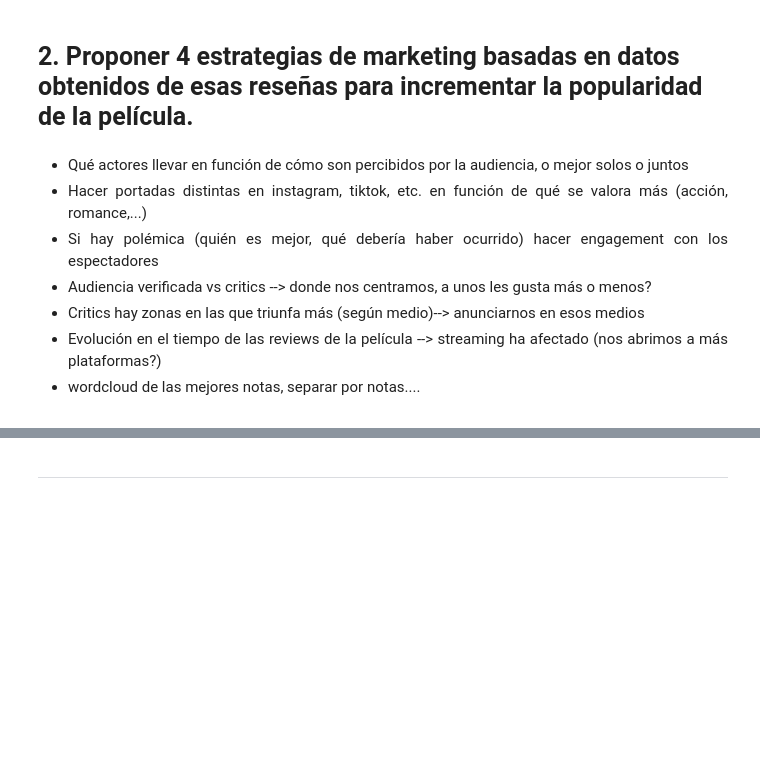
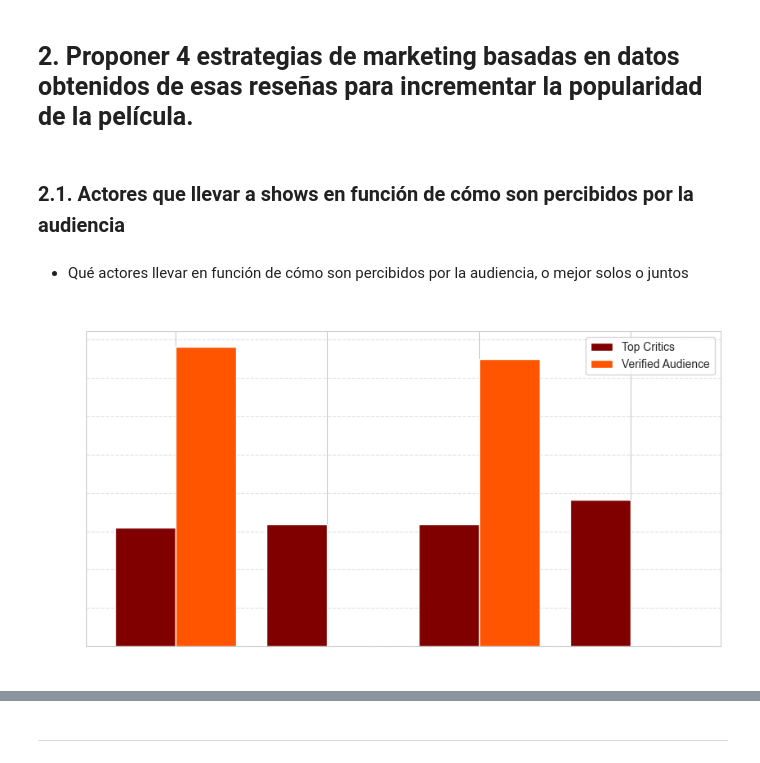
Before and after one commit to SergioCuencaNunez/asw-labs, a Jupyter notebook: lab3/lab3.ipynb, the cells around one changed output, grey strips where cells are left out. Cells and saved outputs as stored; diff of their text form; code cells hidden in the pictures; blank space fills up the shorter version.

Commit message:
visualizations for marketing strategies

```diff
--- a/lab3/lab3.ipynb
+++ b/lab3/lab3.ipynb
@@ -164,14 +194,68 @@ Successfully inserted 250 reviews into MongoDB
 ---
 # %% [markdown]
 ## <span style="font-family: Latin Modern Roman; font-size: 25px;"> 2. Proponer 4 estrategias de marketing basadas en datos obtenidos de esas reseñas para incrementar la popularidad de la película. </span>
-# %% [markdown]
-<div style="text-align: justify;">
-
-- Qué actores llevar en función de cómo son percibidos por la audiencia, o mejor solos o juntos
-- Hacer portadas distintas en instagram, tiktok, etc. en función de qué se valora más (acción, romance,...)
-- Si hay polémica (quién es mejor, qué debería haber ocurrido) hacer engagement con los espectadores
-- Audiencia verificada vs critics --> donde nos centramos, a unos les gusta más o menos?
-- Critics hay zonas en las que triunfa más (según medio)--> anunciarnos en esos medios
-- Evolución en el tiempo de las reviews de la película --> streaming ha afectado (nos abrimos a más plataformas?)
-- wordcloud de las mejores notas, separar por notas....
-</div>
+# %% [markdown]
+## <span style="font-family: Latin Modern Roman; font-size: 20px;"> 2.1. Actores que llevar a shows en función de cómo son percibidos por la audiencia </span>
+# %% [markdown]
+- Qué actores llevar en función de cómo son percibidos por la audiencia, o mejor solos o juntos
+# %%
+from vaderSentiment.vaderSentiment import SentimentIntensityAnalyzer
+import pandas as pd
+import matplotlib.pyplot as plt
+import seaborn as sns
+import re
+
+analyzer = SentimentIntensityAnalyzer()
+
+# List of Main Actors
+actors = ["Ralph Fiennes", "John Lithgow", "Stanley Tucci", "Isabella Rossellini"]
+
+# Analyze Sentiment using VADER
+def analyze_sentiment_vader(text):
+    return analyzer.polarity_scores(text)["compound"]
+
+# Extract Actor Mentions & Sentiment
+def extract_actor_sentiment(reviews, actor_list):
+    actor_sentiments = {actor: [] for actor in actor_list}
+
+    for review in reviews:
+        review_text = review["review"]
+        sentiment = analyze_sentiment_vader(review_text)
+        for actor in actor_list:
+            if re.search(rf"\b{re.escape(actor)}\b", review_text, re.IGNORECASE):
+                actor_sentiments[actor].append(sentiment)
+
+    return {actor: (sum(scores) / len(scores) if len(scores) > 0 else 0) for actor, scores in actor_sentiments.items()}
+
+actor_sentiments_critics = extract_actor_sentiment(top_critics_reviews, actors)
+actor_sentiments_audience = extract_actor_sentiment(verified_audience_reviews, actors)
+
+df_actor_sentiments = pd.DataFrame({
+    "Actor": actors,
+    "Critics Sentiment": [actor_sentiments_critics[actor] for actor in actors],
+    "Audience Sentiment": [actor_sentiments_audience[actor] for actor in actors]
+})
+
+x = range(len(actors))
+width = 0.4
+
+# Create figure with transparent background
+plt.figure(figsize=(10, 5), facecolor='none')
+sns.set_style("whitegrid")
+palette = sns.color_palette("gist_heat", 2)
+
+plt.bar([pos - width/2 for pos in x], df_actor_sentiments["Critics Sentiment"], width, label="Top Critics", color=palette[0])
+plt.bar([pos + width/2 for pos in x], df_actor_sentiments["Audience Sentiment"], width, label="Verified Audience", color=palette[1])
+plt.xticks(x, df_actor_sentiments["Actor"])
+plt.xticks(color="white")
+plt.yticks(color="white")
+plt.ylabel("Sentiment Score (-1 = Negative, 1 = Positive)", color="white")
+plt.title("Actor Sentiment Analysis: Critics vs Audience", fontsize=14, fontweight="bold", color="white")
+plt.legend()
+# plt.legend(facecolor="none", edgecolor="white")
+
+plt.gca().set_facecolor("none")
+plt.grid(axis="y", linestyle="--", alpha=0.6)
+plt.show()
+# %% [output]
+[figure, added]
```
Also changed, not shown: parts of 15 cells of this notebook.
